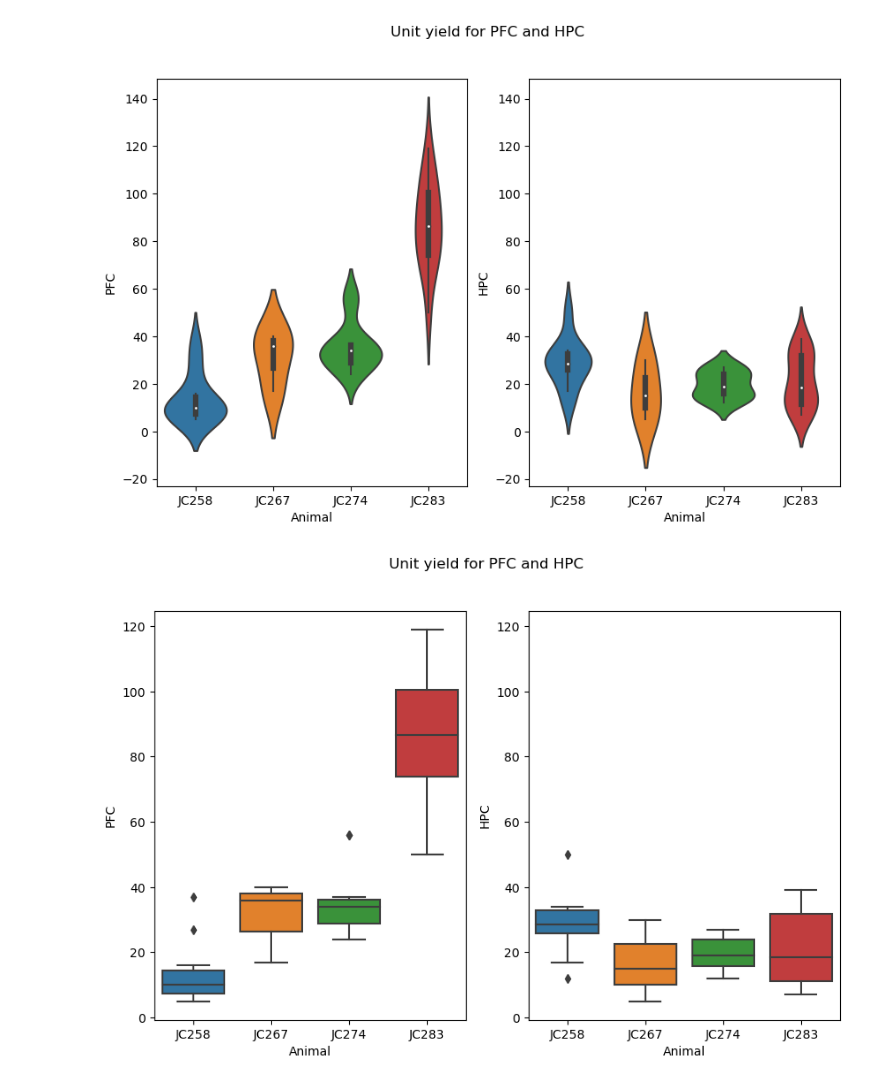
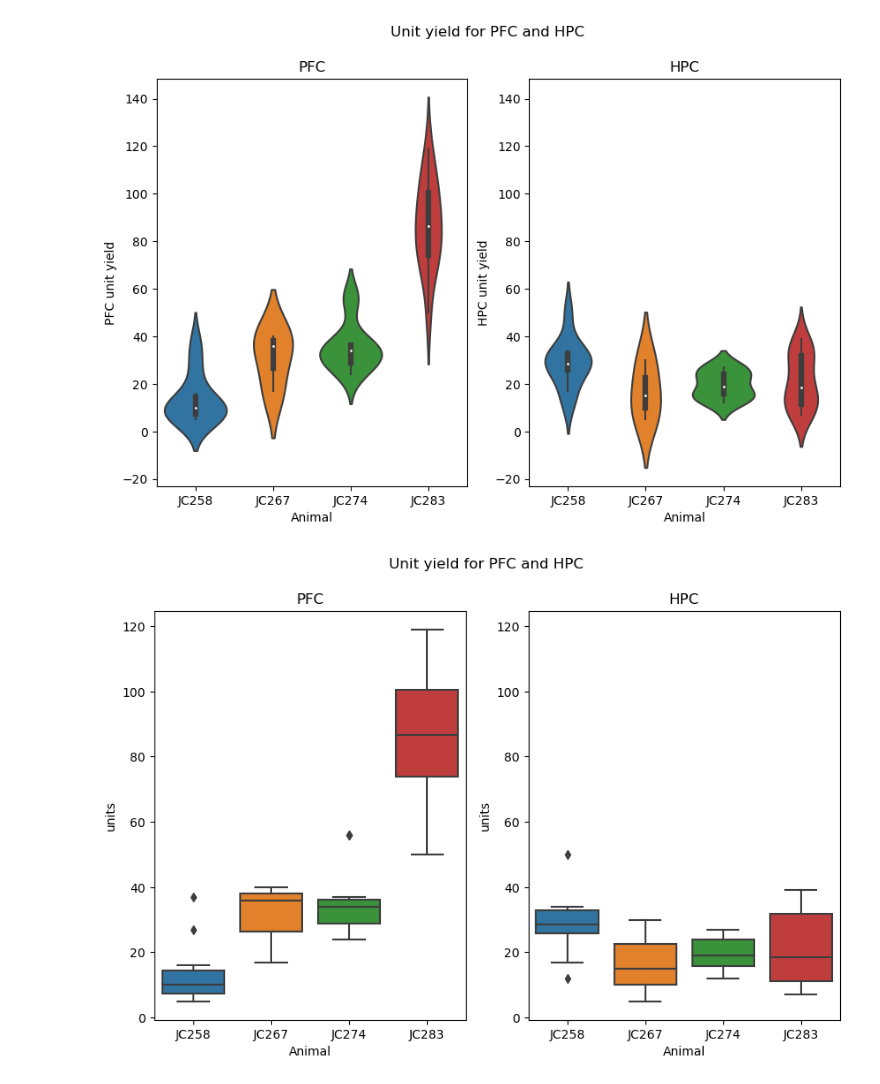
Before and after one commit to acumpelik/mPFC-analysis, a Jupyter notebook: yield.ipynb, the cells around one changed output. Saved outputs shown, nothing was run; the diff lists cells and outputs as text; code cells hidden in the pictures.

```diff
--- a/yield.ipynb
+++ b/yield.ipynb
@@ -8,27 +8,38 @@ unit_yield = pd.read_csv('data/yield.csv', usecols=[0,2,3,4])
 timestamp = datetime.datetime.today().strftime("%Y-%m-%d-%H%M%S")
 # %%
 plt.figure(figsize=(10,6))
+plt.suptitle('Unit yield for PFC and HPC')
 
-plt.suptitle('Unit yield for PFC and HPC')
+# PFC
 plt.subplot(1,2,1)
-sns.violinplot(x = unit_yield['Animal'], y=unit_yield['PFC'])
+pfc_plot = sns.violinplot(x = unit_yield['Animal'], y=unit_yield['PFC'])
+pfc_plot.set(ylabel="PFC unit yield", title="PFC")
 
+# HPC
 plt.subplot(1,2,2, sharey=plt.gca())
-boxplot = sns.violinplot(x = unit_yield['Animal'], y=unit_yield['HPC'])
-# plt.savefig("yield_violinplot_"+timestamp+".png")
-plt.show()
+plt.title('HPC')
+hpc_plot = boxplot = sns.violinplot(x = unit_yield['Animal'], y=unit_yield['HPC'])
+hpc_plot.set(ylabel="HPC unit yield")
+
+plt.savefig("yield_violinplot_"+timestamp+".png")
+# plt.show()
 # %% [output]
-[figure, old version]
+[figure, new version]
 # %%
 plt.figure(figsize=(10,6))
+plt.suptitle('Unit yield for PFC and HPC')
 
-plt.suptitle('Unit yield for PFC and HPC')
+# PFC
 plt.subplot(1,2,1)
-sns.boxplot(x = unit_yield['Animal'], y=unit_yield['PFC'])
+pfc_plot = sns.boxplot(x = unit_yield['Animal'], y=unit_yield['PFC'])
+pfc_plot.set(ylabel='units', title='PFC')
 
+# HPC
 plt.subplot(1,2,2, sharey=plt.gca())
-boxplot = sns.boxplot(x = unit_yield['Animal'], y=unit_yield['HPC'])
-# plt.savefig("yield_boxplot_"+timestamp+".png")
-plt.show()
+hpc_plot = sns.boxplot(x = unit_yield['Animal'], y=unit_yield['HPC'])
+hpc_plot.set(ylabel='units', title='HPC')
+
+plt.savefig("yield_boxplot_"+timestamp+".png")
+# plt.show()
 # %% [output]
-[figure, old version]
+[figure, new version]
```
Also changed, not shown: 3 other files.
